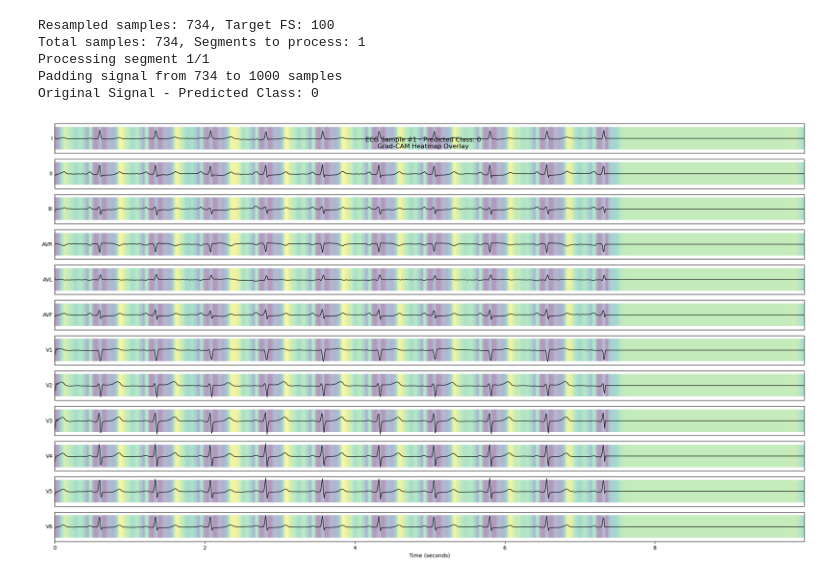
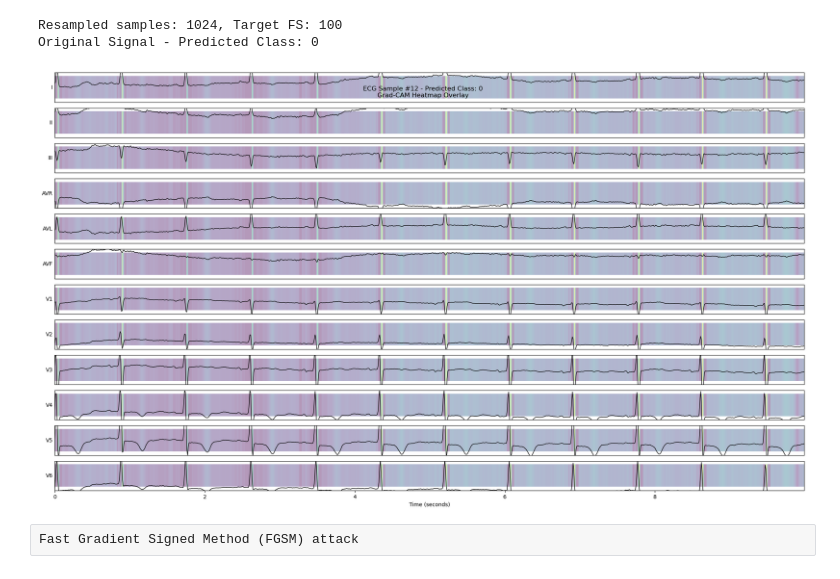
Before and after one commit to Amila999/ChagasXAI, a Jupyter notebook: NSTEMI_ECG.ipynb, the cells around one changed output. Saved outputs shown, nothing was run; the diff lists cells and outputs as text; code cells hidden in the pictures.

```diff
--- a/NSTEMI_ECG.ipynb
+++ b/NSTEMI_ECG.ipynb
@@ -28,7 +31,18 @@ def adjust_signal_length(signal, target_length):
     if current_length < target_length:
         print(f"Padding signal from {current_length} to {target_length} samples")
         return np.pad(signal, ((0, target_length - current_length), (0, 0)), mode='constant')
-    return signal[:target_length, :]
+
+    ecg_pad = tf.keras.utils.pad_sequences(
+        np.moveaxis(signal,0,-1),
+        maxlen=target_length,
+        dtype='float32',
+        padding='post',
+        truncating='post',
+        value=0.0)
+
+    ecg_pad = np.moveaxis(ecg_pad,0,-1)
+
+    return ecg_pad
 # %%
 def find_last_conv_layer(model):
     for layer in reversed(model.layers):
@@ -157,7 +171,7 @@ def load_label(record):
 # %%
 # Configuration
 MODEL_PATH = "./model/model.keras"
-RECORD_PATH = "./input/11892"
+RECORD_PATH = "./input/14"
 REQUIRED_LENGTH = 1000
 NUM_SAMPLES_TO_PLOT = 1
 TARGET_FS = 100
@@ -182,45 +198,35 @@ except Exception as e:
 # %%
 try:
     # Resample and process signal
     resampled_signal = resample_signal(original_signal, original_fs, TARGET_FS)
     total_samples = resampled_signal.shape[0]
 
     print(f"Resampled samples: {total_samples}, Target FS: {TARGET_FS}")
-    num_segments = max(1, total_samples // REQUIRED_LENGTH)
-    print(f"Total samples: {total_samples}, Segments to process: {num_segments}")
 
-    for i in range(num_segments):
-        print(f"Processing segment {i+1}/{num_segments}")
-        start_idx = i * REQUIRED_LENGTH
-        end_idx = start_idx + REQUIRED_LENGTH
+    adjusted_signal = adjust_signal_length(resampled_signal, REQUIRED_LENGTH)
 
-        segment = resampled_signal[start_idx:end_idx, :]
-        adjusted_signal = adjust_signal_length(segment, REQUIRED_LENGTH)
+    input_tensor = tf.convert_to_tensor(
+        np.expand_dims(adjusted_signal, 0), dtype=tf.float32
+    )
 
-        input_tensor = tf.convert_to_tensor(
-            np.expand_dims(adjusted_signal, 0), dtype=tf.float32
-        )
+    # Compute Grad-CAM
+    heatmap_original, class_idx_original = compute_grad_cam(model, input_tensor, conv_layer_name)
 
-        # Compute Grad-CAM
-        heatmap_original, class_idx_original = compute_grad_cam(model, input_tensor, conv_layer_name)
-
-        # Plot Grad-CAM
-        print(f"Original Signal - Predicted Class: {class_idx_original}")
-        plot_ecg_with_gradcam(
-            adjusted_signal,
-            heatmap_original,
-            text['sig_name'],
-            TARGET_FS,
-            sample_idx=i+1,
-            class_idx=class_idx_original
-        )
+    # Plot Grad-CAM
+    print(f"Original Signal - Predicted Class: {class_idx_original}")
+    plot_ecg_with_gradcam(
+        adjusted_signal,
+        heatmap_original,
+        text['sig_name'],
+        TARGET_FS,
+        sample_idx=i+1,
+        class_idx=class_idx_original)
 
 except Exception as main_error:
     print(f"Critical error: {str(main_error)}")
 # %% [output]
-Resampled samples: 734, Target FS: 100
-Total samples: 734, Segments to process: 1
-Processing segment 1/1
-Padding signal from 734 to 1000 samples
+Resampled samples: 1024, Target FS: 100
 Original Signal - Predicted Class: 0
-[figure, old version]
+[figure, new version]
+# %% [raw]
+Fast Gradient Signed Method (FGSM) attack
```
Also changed, not shown: parts of 9 cells of this notebook.
